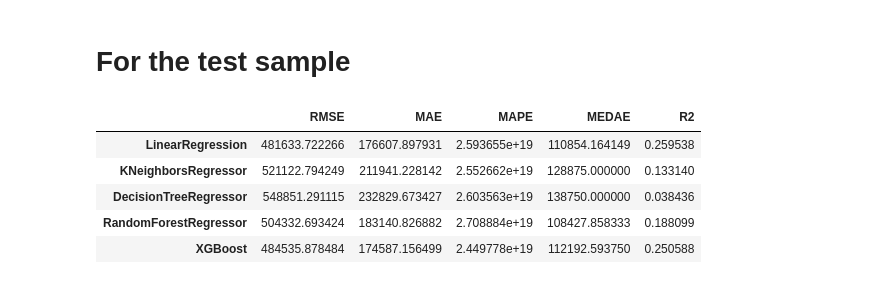
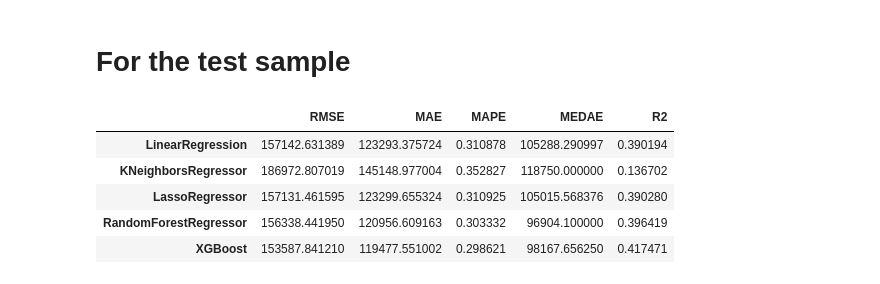
Before and after one commit to VascoBartolo/ML_project, a Jupyter notebook: ML_project.ipynb, the cells around one changed output. Drawn from its saved outputs; the diff is of its cells as text; code cells hidden in the pictures.

```diff
--- a/ML_project.ipynb
+++ b/ML_project.ipynb
@@ -11,2 +36,2 @@ from sklearn import metrics
 # %%
-data = pd.read_csv("data.csv")
+data = pd.read_csv("/content/drive/MyDrive/ML_project/data.csv")
@@ -117,6 +214,6 @@ y = data['price']
 # %%
 from sklearn.model_selection import train_test_split
 
-X_train, X_test, y_train, y_test = train_test_split(x, y, test_size=0.20, random_state=1)
-train, test = np.split(data.sample(frac=1), [int(0.8*len(data))])
+#X_train, X_test, y_train, y_test = train_test_split(x, y, test_size=0.20, random_state=1)
+train, test = np.split(data_wpo.sample(frac=1), [int(0.8*len(data_wpo))])
 #X1_train, X1_test, y1_train, y1_test = train_test_split(x1, y, test_size=0.20, random_state=1)
@@ -123 +238,4 @@ train, test = np.split(data.sample(frac=1), [int(0.8*len(data))])
+# %%
+train, X_train, y_train = scale_dataset(train, oversample=False)
+test, X_test, y_test = scale_dataset(test, oversample=False)
 # %%
@@ -247,66 +376,66 @@ metrics_test
 # %% [markdown]
 # For the test sample
 # %%
-y_pred_test_lr = linear_reg.predict(X_test_temp)
-y_pred_test_kn = kn_reg.predict(X_test_temp)
-y_pred_test_dt = dt_reg.predict(X_test_temp)
-y_pred_test_rf = rf_reg.predict(X_test_temp)
-y_pred_test_xgb = xgb_reg.predict(X_test_temp)
+y_pred_test_lr = linear_reg.predict(X_test)
+y_pred_test_kn = kn_reg.predict(X_test)
+y_pred_test_lass = lasso_reg.predict(X_test)
+y_pred_test_rf = rf_reg.predict(X_test)
+y_pred_test_xgb = xgb_reg.predict(X_test)
 # %%
 
 #Root mean squared error
-rmse_lr=mean_squared_error(y_test_temp, y_pred_test_lr, squared=False)
-rmse_kn=mean_squared_error(y_test_temp, y_pred_test_kn, squared=False)
-rmse_dt=mean_squared_error(y_test_temp, y_pred_test_dt, squared=False)
-rmse_rf=mean_squared_error(y_test_temp, y_pred_test_rf, squared=False)
-rmse_xgb=mean_squared_error(y_test_temp, y_pred_test_xgb, squared=False)
+rmse_lr=mean_squared_error(y_test, y_pred_test_lr, squared=False)
+rmse_kn=mean_squared_error(y_test, y_pred_test_kn, squared=False)
+rmse_lass=mean_squared_error(y_test, y_pred_test_lass, squared=False)
+rmse_rf=mean_squared_error(y_test, y_pred_test_rf, squared=False)
+rmse_xgb=mean_squared_error(y_test, y_pred_test_xgb, squared=False)
 
 #Mean absolute error
-mae_lr=mean_absolute_error(y_test_temp, y_pred_test_lr)
-mae_kn=mean_absolute_error(y_test_temp, y_pred_test_kn)
-mae_dt=mean_absolute_error(y_test_temp, y_pred_test_dt)
-mae_rf=mean_absolute_error(y_test_temp, y_pred_test_rf)
-mae_xgb=mean_absolute_error(y_test_temp, y_pred_test_xgb)
+mae_lr=mean_absolute_error(y_test, y_pred_test_lr)
+mae_kn=mean_absolute_error(y_test, y_pred_test_kn)
+mae_lass=mean_absolute_error(y_test, y_pred_test_lass)
+mae_rf=mean_absolute_error(y_test, y_pred_test_rf)
+mae_xgb=mean_absolute_error(y_test, y_pred_test_xgb)
 
 #Mean absolute percentage error
-mape_lr=mean_absolute_percentage_error(y_test_temp, y_pred_test_lr)
-mape_kn=mean_absolute_percentage_error(y_test_temp, y_pred_test_kn)
-mape_dt=mean_absolute_percentage_error(y_test_temp, y_pred_test_dt)
-mape_rf=mean_absolute_percentage_error(y_test_temp, y_pred_test_rf)
-mape_xgb=mean_absolute_percentage_error(y_test_temp, y_pred_test_xgb)
+mape_lr=mean_absolute_percentage_error(y_test, y_pred_test_lr)
+mape_kn=mean_absolute_percentage_error(y_test, y_pred_test_kn)
+mape_lass=mean_absolute_percentage_error(y_test, y_pred_test_lass)
+mape_rf=mean_absolute_percentage_error(y_test, y_pred_test_rf)
+mape_xgb=mean_absolute_percentage_error(y_test, y_pred_test_xgb)
 
 #Median absolute error
 #The median_absolute_error is particularly interesting because it is robust to outliers. The loss is calculated by taking the median of all absolute differences between the target and the prediction.
-medae_lr=median_absolute_error(y_test_temp, y_pred_test_lr)
-medae_kn=median_absolute_error(y_test_temp, y_pred_test_kn)
-medae_dt=median_absolute_error(y_test_temp, y_pred_test_dt)
-medae_rf=median_absolute_error(y_test_temp, y_pred_test_rf)
-medae_xgb=median_absolute_error(y_test_temp, y_pred_test_xgb)
+medae_lr=median_absolute_error(y_test, y_pred_test_lr)
+medae_kn=median_absolute_error(y_test, y_pred_test_kn)
+medae_lass=median_absolute_error(y_test, y_pred_test_lass)
+medae_rf=median_absolute_error(y_test, y_pred_test_rf)
+medae_xgb=median_absolute_error(y_test, y_pred_test_xgb)
 
 #R² score, the coefficient of determination
-r2_lr=r2_score(y_test_temp, y_pred_test_lr)
-r2_kn=r2_score(y_test_temp, y_pred_test_kn)
-r2_dt=r2_score(y_test_temp, y_pred_test_dt)
-r2_rf=r2_score(y_test_temp, y_pred_test_rf)
-r2_xgb=r2_score(y_test_temp, y_pred_test_xgb)
+r2_lr=r2_score(y_test, y_pred_test_lr)
+r2_kn=r2_score(y_test, y_pred_test_kn)
+r2_dt=r2_score(y_test, y_pred_test_lass)
+r2_rf=r2_score(y_test, y_pred_test_rf)
+r2_xgb=r2_score(y_test, y_pred_test_xgb)
 
 #Generate a comparison table
 metrics_test = pd.DataFrame({
-    'RMSE': [rmse_lr, rmse_kn, rmse_dt, rmse_rf, rmse_xgb],
-    'MAE': [mae_lr, mae_kn, mae_dt, mae_rf, mae_xgb],
-    'MAPE': [mape_lr, mape_kn, mape_dt, mape_rf, mape_xgb],
-    'MEDAE': [medae_lr, medae_kn, medae_dt, medae_rf, medae_xgb],
+    'RMSE': [rmse_lr, rmse_kn, rmse_lass, rmse_rf, rmse_xgb],
+    'MAE': [mae_lr, mae_kn, mae_lass, mae_rf, mae_xgb],
+    'MAPE': [mape_lr, mape_kn, mape_lass, mape_rf, mape_xgb],
+    'MEDAE': [medae_lr, medae_kn, medae_lass, medae_rf, medae_xgb],
     'R2': [r2_lr, r2_kn, r2_dt, r2_rf, r2_xgb],
 
-},index=["LinearRegression","KNeighborsRegressor","DecisionTreeRegressor","RandomForestRegressor", "XGBoost"])
+},index=["LinearRegression","KNeighborsRegressor","LassoRegressor","RandomForestRegressor", "XGBoost"])
 
 metrics_test
 # %% [output]
 |  | RMSE | MAE | MAPE | MEDAE | R2 |
-| LinearRegression | 481633.722266 | 176607.897931 | 2.593655e+19 | 110854.164149 | 0.259538 |
-| KNeighborsRegressor | 521122.794249 | 211941.228142 | 2.552662e+19 | 128875.000000 | 0.133140 |
-| DecisionTreeRegressor | 548851.291115 | 232829.673427 | 2.603563e+19 | 138750.000000 | 0.038436 |
-| RandomForestRegressor | 504332.693424 | 183140.826882 | 2.708884e+19 | 108427.858333 | 0.188099 |
-| XGBoost | 484535.878484 | 174587.156499 | 2.449778e+19 | 112192.593750 | 0.250588 |
+| LinearRegression | 157142.631389 | 123293.375724 | 0.310878 | 105288.290997 | 0.390194 |
+| KNeighborsRegressor | 186972.807019 | 145148.977004 | 0.352827 | 118750.000000 | 0.136702 |
+| LassoRegressor | 157131.461595 | 123299.655324 | 0.310925 | 105015.568376 | 0.390280 |
+| RandomForestRegressor | 156338.441950 | 120956.609163 | 0.303332 | 96904.100000 | 0.396419 |
+| XGBoost | 153587.841210 | 119477.551002 | 0.298621 | 98167.656250 | 0.417471 |
 # %%
 plt.scatter(y_test, y_pred_test_lr, c='steelblue')
```
Also changed, not shown: parts of 26 cells of this notebook.
